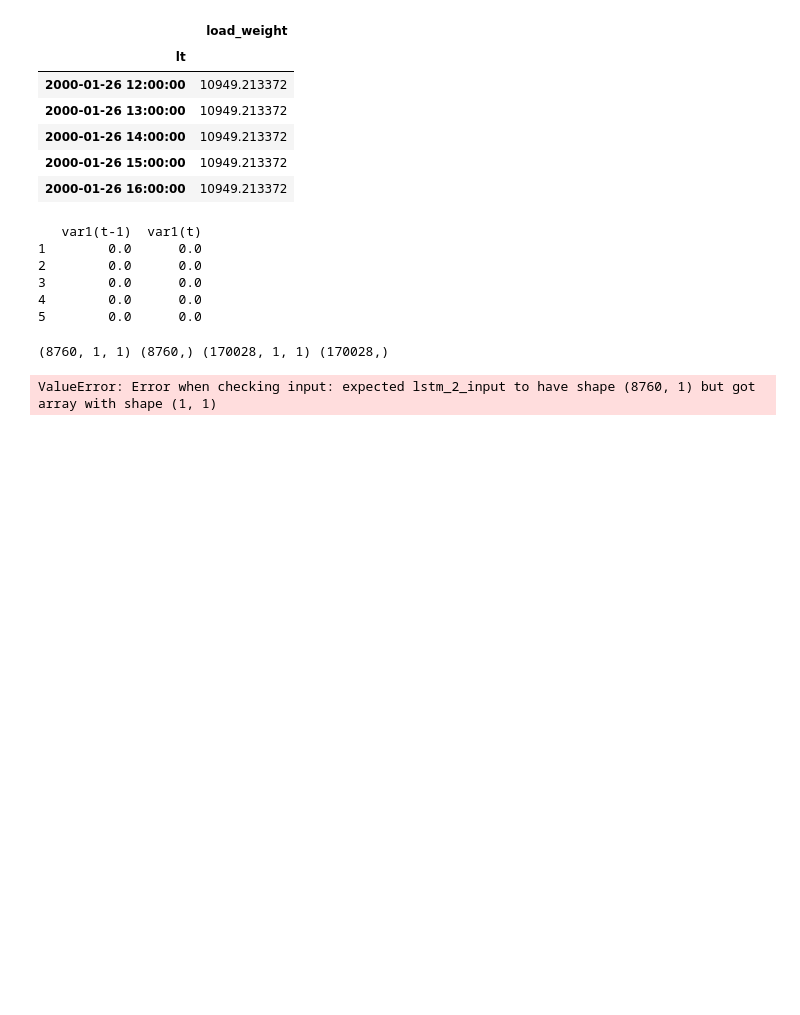
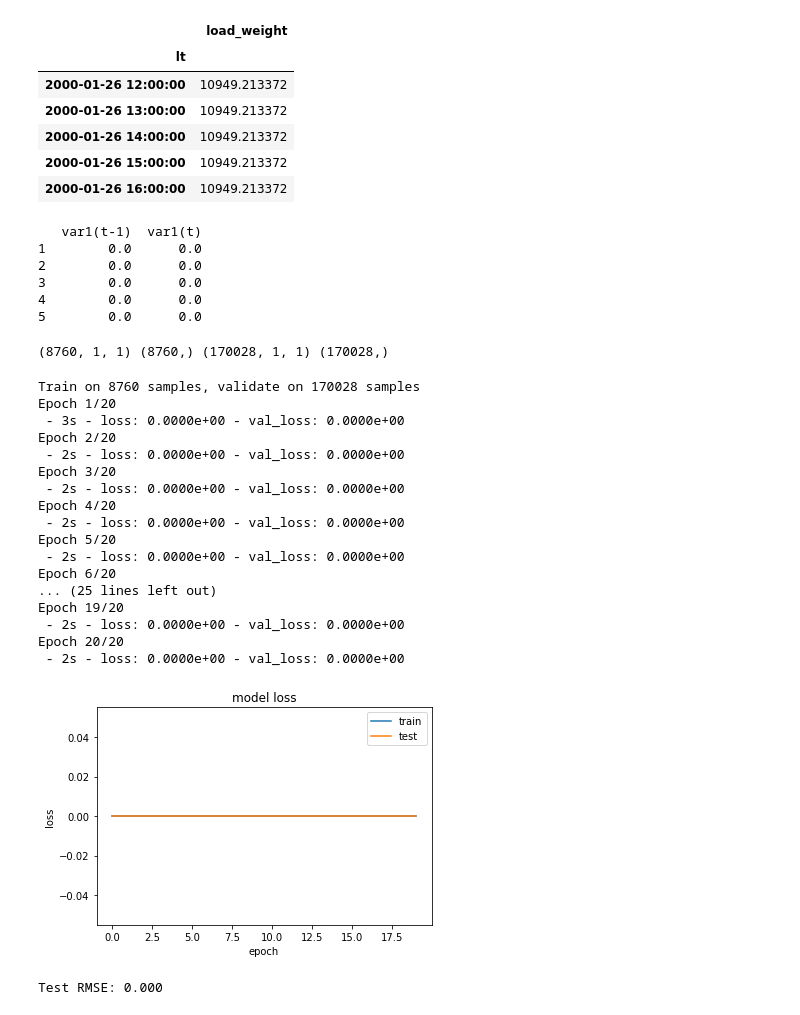
Before and after one commit to Rootmannii/Rootmannii, a Jupyter notebook: Model.ipynb, the cells around one changed output. Saved outputs shown, nothing was run; the diff lists cells and outputs as text; code cells hidden in the pictures; blank space fills up the shorter version.

Commit message:
model running but not learning yet. currently working ...

```diff
--- a/Model.ipynb
+++ b/Model.ipynb
@@ -304,7 +304,7 @@ scaler = MinMaxScaler(feature_range=(0,1))
 # fitting and transforming raw values
 scaled = scaler.fit_transform(values)
 # frame as supervised learning==> labeled taking in the normalised(scaled) features as data
-reframed = series_to_supervised(scaled, 1, 1)
+reframed = series_to_supervised(scaled)
 print(reframed.head())
 # %% [output]
    var1(t-1)  var1(t)
@@ -336,7 +336,7 @@ print(train_X.shape, train_y.shape, test_X.shape, test_y.shape)
 #  then , train the model on a recurrent LSTM  with 20% dropout
 
 model = Sequential()
-model.add(LSTM(100, input_shape=(train_X.shape[0],train_X.shape[1])))
+model.add(LSTM(100, input_shape=(train_X.shape[1],train_X.shape[2])))
 model.add(Dropout(0.2))
 #model.add(LSTM(70))
 #model.add(Dropout(0.3))
@@ -344,35 +344,53 @@ model.add(Dense(1)) ## a fully connected layer to cater for the prediction
 model.compile(loss='mean_squared_error', optimizer='adam') # finally compile the code , using rmse loss and the adam optimizer
 
 
 # fit network
 history = model.fit(train_X, train_y, epochs=20, batch_size=70, validation_data=(test_X, test_y), verbose=2, shuffle=False)
 
 # summarize history for loss
 plt.plot(history.history['loss'])
 plt.plot(history.history['val_loss'])
 plt.title('model loss')
 plt.ylabel('loss')
 plt.xlabel('epoch')
 plt.legend(['train', 'test'], loc='upper right')
 plt.show()
 
 # make a prediction
 yhat = model.predict(test_X)
-test_X = test_X.reshape((test_X.shape[0], 7))
+test_X = test_X.reshape((test_X.shape[0], 1))
 # invert scaling for forecast
 inv_yhat = np.concatenate((yhat, test_X[:, -6:]), axis=1)
 inv_yhat = scaler.inverse_transform(inv_yhat)
 inv_yhat = inv_yhat[:,0]
 # invert scaling for actual
 test_y = test_y.reshape((len(test_y), 1))
 inv_y = np.concatenate((test_y, test_X[:, -6:]), axis=1)
 inv_y = scaler.inverse_transform(inv_y)
 inv_y = inv_y[:,0]
 # calculate RMSE loss. this will be optimized by our adam optimizer
 rmse = np.sqrt(mean_squared_error(inv_y, inv_yhat))
 print('Test RMSE: %.3f' % rmse)
 # %% [output]
-ValueError: Error when checking input: expected lstm_2_input to have shape (8760, 1) but got array with shape (1, 1)
+Train on 8760 samples, validate on 170028 samples
+Epoch 1/20
+ - 3s - loss: 0.0000e+00 - val_loss: 0.0000e+00
+Epoch 2/20
+ - 2s - loss: 0.0000e+00 - val_loss: 0.0000e+00
+Epoch 3/20
+ - 2s - loss: 0.0000e+00 - val_loss: 0.0000e+00
+Epoch 4/20
+ - 2s - loss: 0.0000e+00 - val_loss: 0.0000e+00
+Epoch 5/20
+ - 2s - loss: 0.0000e+00 - val_loss: 0.0000e+00
+Epoch 6/20
+... (25 lines left out)
+Epoch 19/20
+ - 2s - loss: 0.0000e+00 - val_loss: 0.0000e+00
+Epoch 20/20
+ - 2s - loss: 0.0000e+00 - val_loss: 0.0000e+00
+[figure, added]
+Test RMSE: 0.000
 # %%
 
 #Note that in order to improve the model, one has to adjust epochs and batch_size.
```
Also changed, not shown: parts of 1 cell of this notebook.
